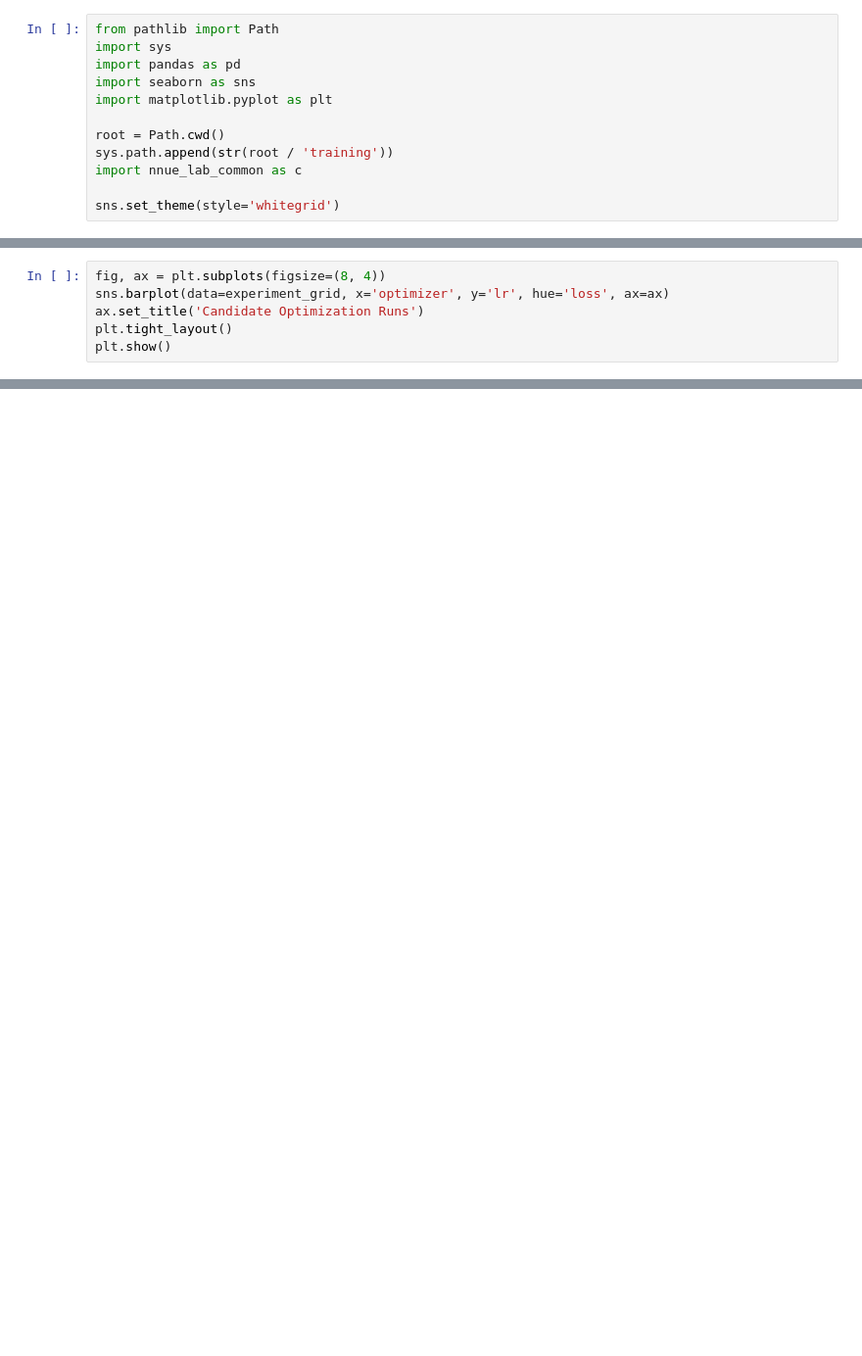
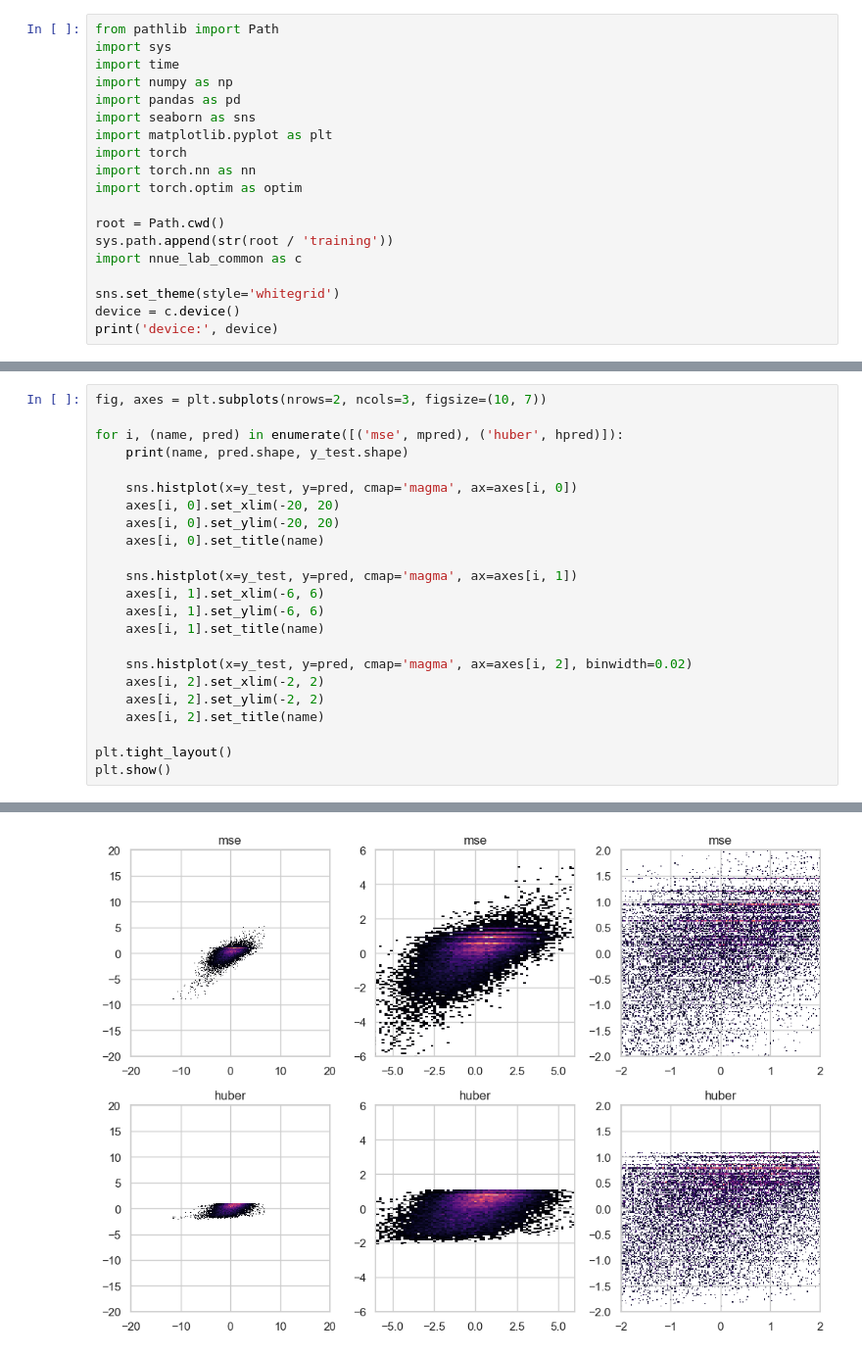
Before and after one commit to ricemaster1/nagato-chessengine, a Jupyter notebook: training/03_Optimization_Analysis.ipynb, the cells around one changed output, grey strips where cells are left out. Shown at 98% size. Saved outputs shown, nothing was run; the diff lists cells and outputs as text; blank space fills up the shorter version.

Commit message:
notebooks: refine 03-05 experiments and add source video credit

```diff
--- a/training/03_Optimization_Analysis.ipynb
+++ b/training/03_Optimization_Analysis.ipynb
@@ -5,12 +11,19 @@ This notebook is the optimization stage: shortlist optimizer/loss schedules befo
 # %%
 from pathlib import Path
 import sys
+import time
+import numpy as np
 import pandas as pd
 import seaborn as sns
 import matplotlib.pyplot as plt
+import torch
+import torch.nn as nn
+import torch.optim as optim
 
 root = Path.cwd()
 sys.path.append(str(root / 'training'))
 import nnue_lab_common as c
 
 sns.set_theme(style='whitegrid')
+device = c.device()
+print('device:', device)
@@ -32,6 +152,24 @@ display(baseline)
 # %%
-fig, ax = plt.subplots(figsize=(8, 4))
-sns.barplot(data=experiment_grid, x='optimizer', y='lr', hue='loss', ax=ax)
-ax.set_title('Candidate Optimization Runs')
+fig, axes = plt.subplots(nrows=2, ncols=3, figsize=(10, 7))
+
+for i, (name, pred) in enumerate([('mse', mpred), ('huber', hpred)]):
+    print(name, pred.shape, y_test.shape)
+
+    sns.histplot(x=y_test, y=pred, cmap='magma', ax=axes[i, 0])
+    axes[i, 0].set_xlim(-20, 20)
+    axes[i, 0].set_ylim(-20, 20)
+    axes[i, 0].set_title(name)
+
+    sns.histplot(x=y_test, y=pred, cmap='magma', ax=axes[i, 1])
+    axes[i, 1].set_xlim(-6, 6)
+    axes[i, 1].set_ylim(-6, 6)
+    axes[i, 1].set_title(name)
+
+    sns.histplot(x=y_test, y=pred, cmap='magma', ax=axes[i, 2], binwidth=0.02)
+    axes[i, 2].set_xlim(-2, 2)
+    axes[i, 2].set_ylim(-2, 2)
+    axes[i, 2].set_title(name)
+
 plt.tight_layout()
 plt.show()
+# %% [output]
@@ -37,0 +178 @@ plt.show()
+[figure, added]
```
Also changed, not shown: parts of 5 cells of this notebook, 3 other files.
